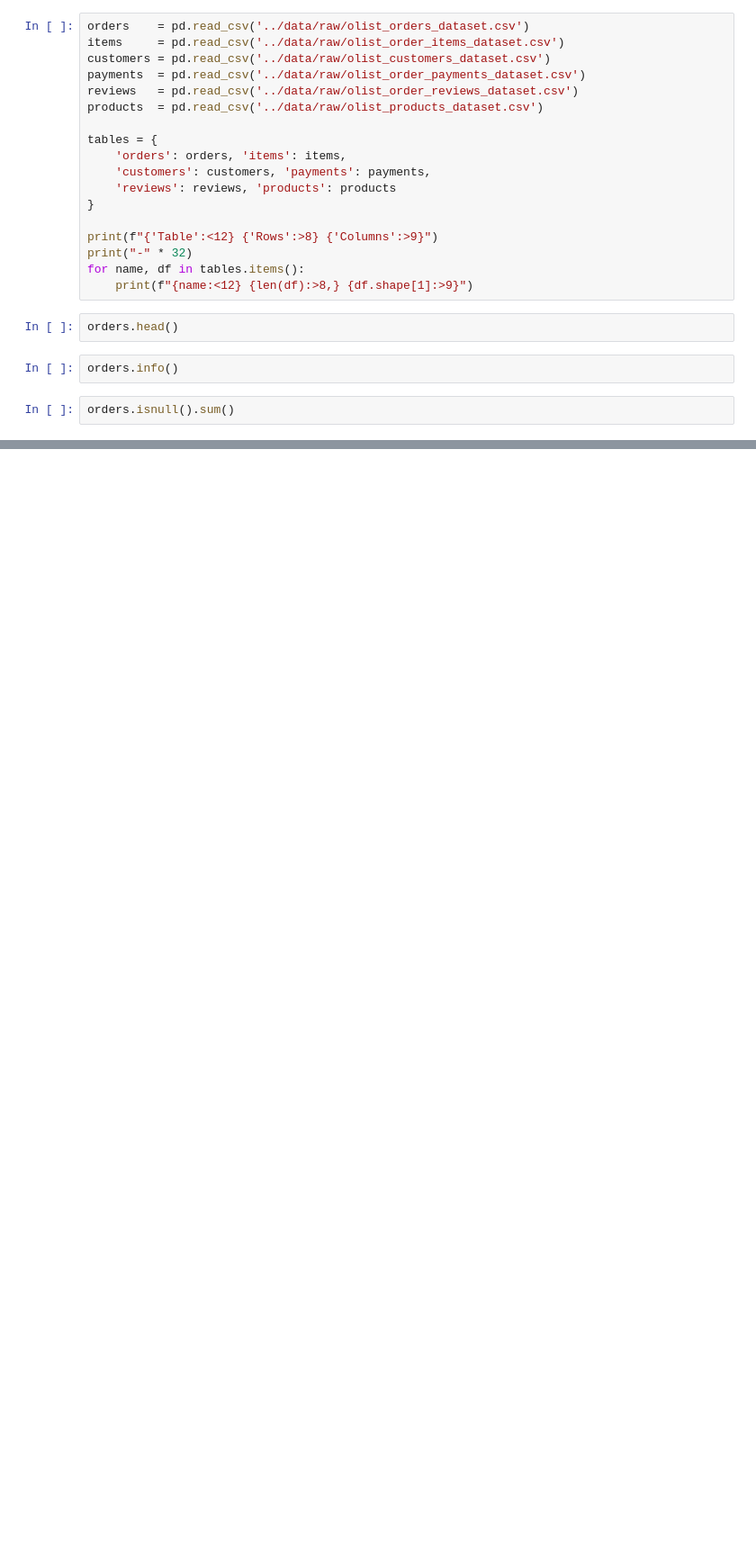
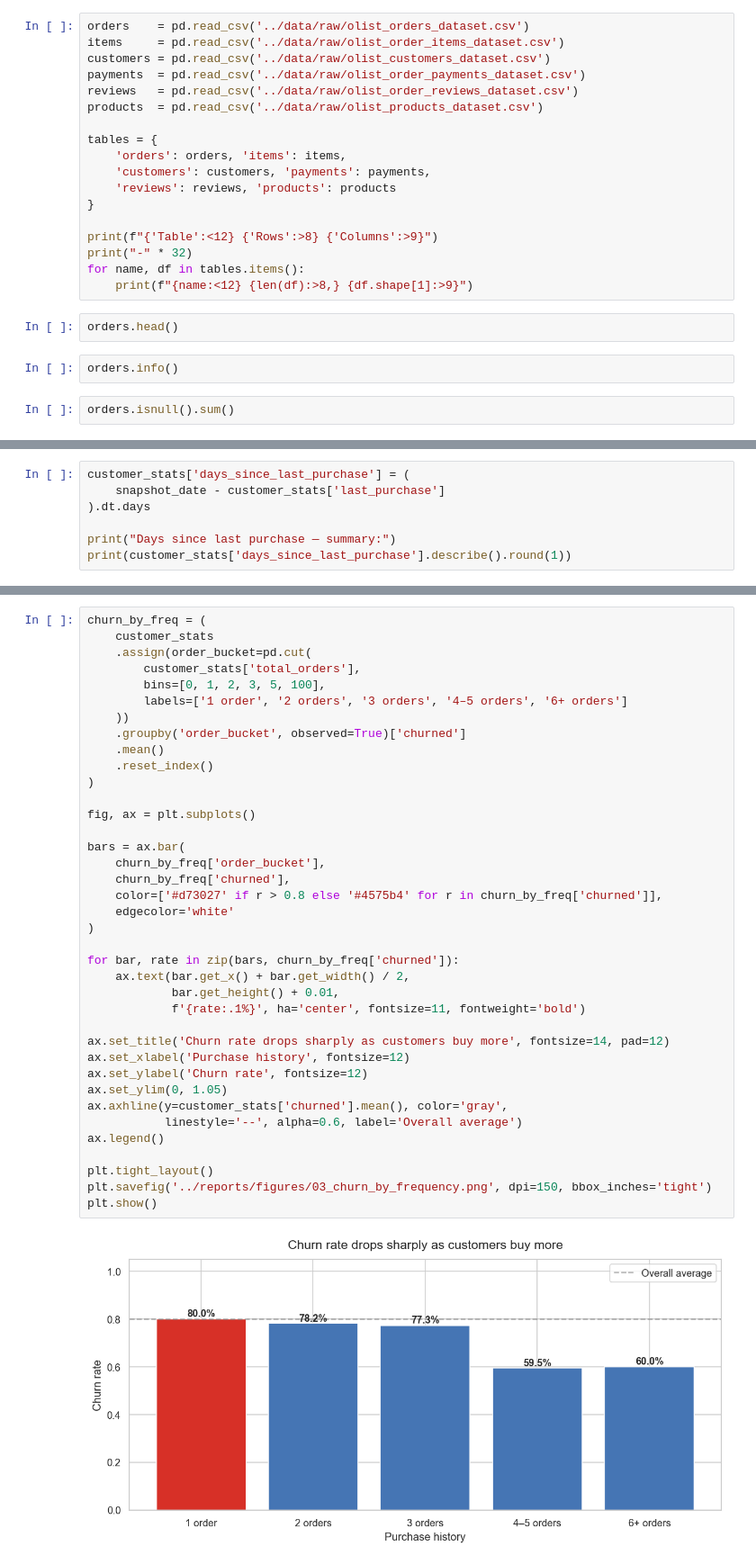
Before and after one commit to projcjdevs/ecom-churn-predictor, a Jupyter notebook: notebooks/01_eda.ipynb, the cells around one changed output, grey strips where cells are left out. Shown at 90% size. Drawn from its saved outputs; the diff is of its cells as text; blank space fills up the shorter version.

```diff
--- a/notebooks/01_eda.ipynb
+++ b/notebooks/01_eda.ipynb
@@ -50,0 +162,7 @@ orders.isnull().sum()
+# %%
+customer_stats['days_since_last_purchase'] = (
+    snapshot_date - customer_stats['last_purchase']
+).dt.days
+
+print("Days since last purchase — summary:")
+print(customer_stats['days_since_last_purchase'].describe().round(1))
@@ -50,0 +272,40 @@ orders.isnull().sum()
+# %%
+churn_by_freq = (
+    customer_stats
+    .assign(order_bucket=pd.cut(
+        customer_stats['total_orders'],
+        bins=[0, 1, 2, 3, 5, 100],
+        labels=['1 order', '2 orders', '3 orders', '4–5 orders', '6+ orders']
+    ))
+    .groupby('order_bucket', observed=True)['churned']
+    .mean()
+    .reset_index()
+)
+
+fig, ax = plt.subplots()
+
+bars = ax.bar(
+    churn_by_freq['order_bucket'],
+    churn_by_freq['churned'],
+    color=['#d73027' if r > 0.8 else '#4575b4' for r in churn_by_freq['churned']],
+    edgecolor='white'
+)
+
+for bar, rate in zip(bars, churn_by_freq['churned']):
+    ax.text(bar.get_x() + bar.get_width() / 2,
+            bar.get_height() + 0.01,
+            f'{rate:.1%}', ha='center', fontsize=11, fontweight='bold')
+
+ax.set_title('Churn rate drops sharply as customers buy more', fontsize=14, pad=12)
+ax.set_xlabel('Purchase history', fontsize=12)
+ax.set_ylabel('Churn rate', fontsize=12)
+ax.set_ylim(0, 1.05)
+ax.axhline(y=customer_stats['churned'].mean(), color='gray',
+           linestyle='--', alpha=0.6, label='Overall average')
+ax.legend()
+
+plt.tight_layout()
+plt.savefig('../reports/figures/03_churn_by_frequency.png', dpi=150, bbox_inches='tight')
+plt.show()
+# %% [output]
+[figure, added]
```
Also changed, not shown: parts of 18 cells of this notebook, 4 other files.
